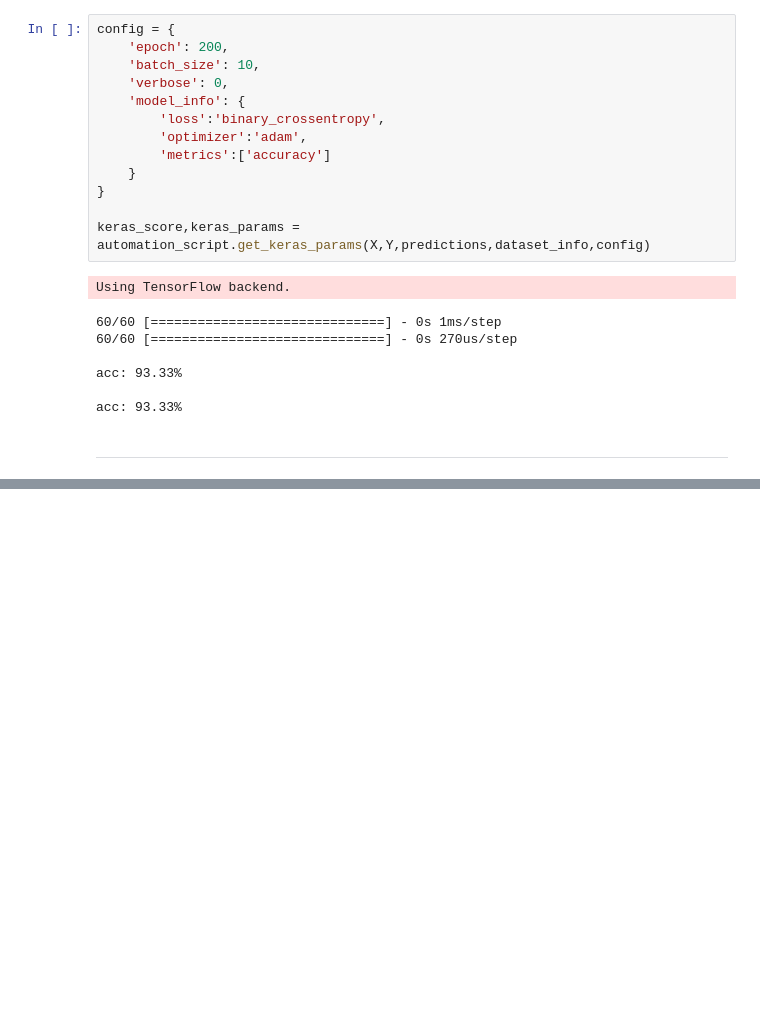
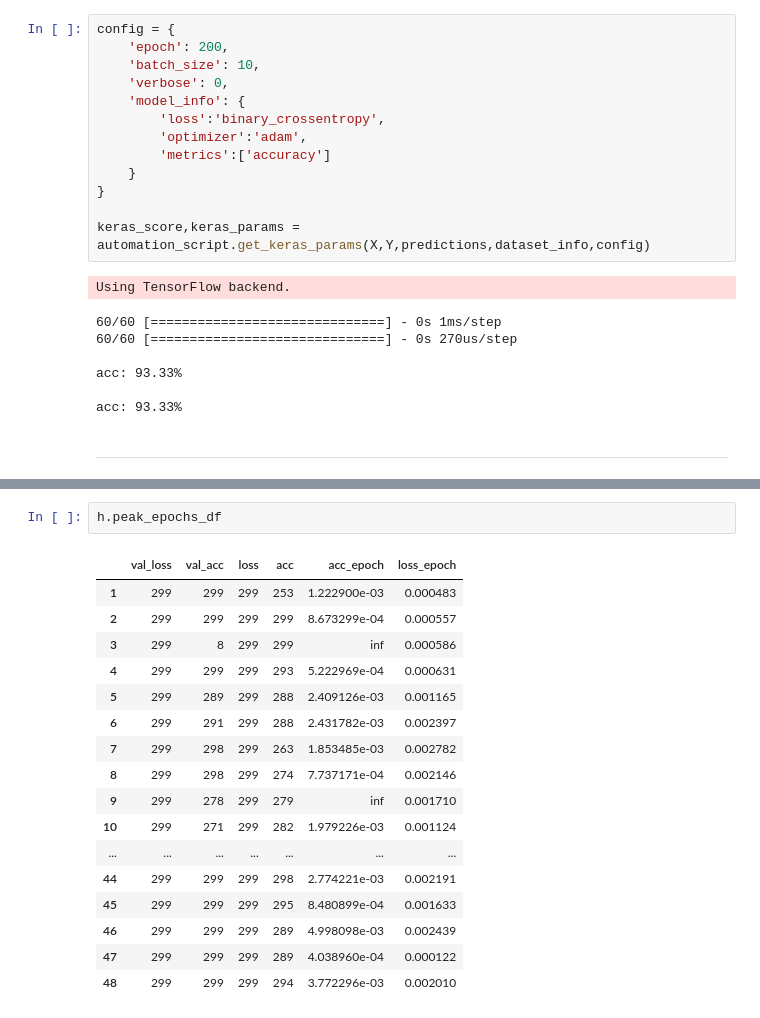
Before and after one commit to shakkeel1330/cook-imly, a Jupyter notebook: Notebooks/hyperparam_trial.ipynb, the cells around one changed output, grey strips where cells are left out. Drawn from its saved outputs; the diff is of its cells as text; blank space fills up the shorter version.

```diff
--- a/Notebooks/hyperparam_trial.ipynb
+++ b/Notebooks/hyperparam_trial.ipynb
@@ -111,0 +150,20 @@ Scan Finished!
+# %%
+h.peak_epochs_df
+# %% [output]
+|  | val_loss | val_acc | loss | acc | acc_epoch | loss_epoch |
+| 1 | 299 | 299 | 299 | 253 | 1.222900e-03 | 0.000483 |
+| 2 | 299 | 299 | 299 | 299 | 8.673299e-04 | 0.000557 |
+| 3 | 299 | 8 | 299 | 299 | inf | 0.000586 |
+| 4 | 299 | 299 | 299 | 293 | 5.222969e-04 | 0.000631 |
+| 5 | 299 | 289 | 299 | 288 | 2.409126e-03 | 0.001165 |
+| 6 | 299 | 291 | 299 | 288 | 2.431782e-03 | 0.002397 |
+| 7 | 299 | 298 | 299 | 263 | 1.853485e-03 | 0.002782 |
+| 8 | 299 | 298 | 299 | 274 | 7.737171e-04 | 0.002146 |
+| 9 | 299 | 278 | 299 | 279 | inf | 0.001710 |
+| 10 | 299 | 271 | 299 | 282 | 1.979226e-03 | 0.001124 |
+| ... | ... | ... | ... | ... | ... | ... |
+| 44 | 299 | 299 | 299 | 298 | 2.774221e-03 | 0.002191 |
+| 45 | 299 | 299 | 299 | 295 | 8.480899e-04 | 0.001633 |
+| 46 | 299 | 299 | 299 | 289 | 4.998098e-03 | 0.002439 |
+| 47 | 299 | 299 | 299 | 289 | 4.038960e-04 | 0.000122 |
+| 48 | 299 | 299 | 299 | 294 | 3.772296e-03 | 0.002010 |
```
Also changed, not shown: parts of 17 cells of this notebook, 5 other files.
